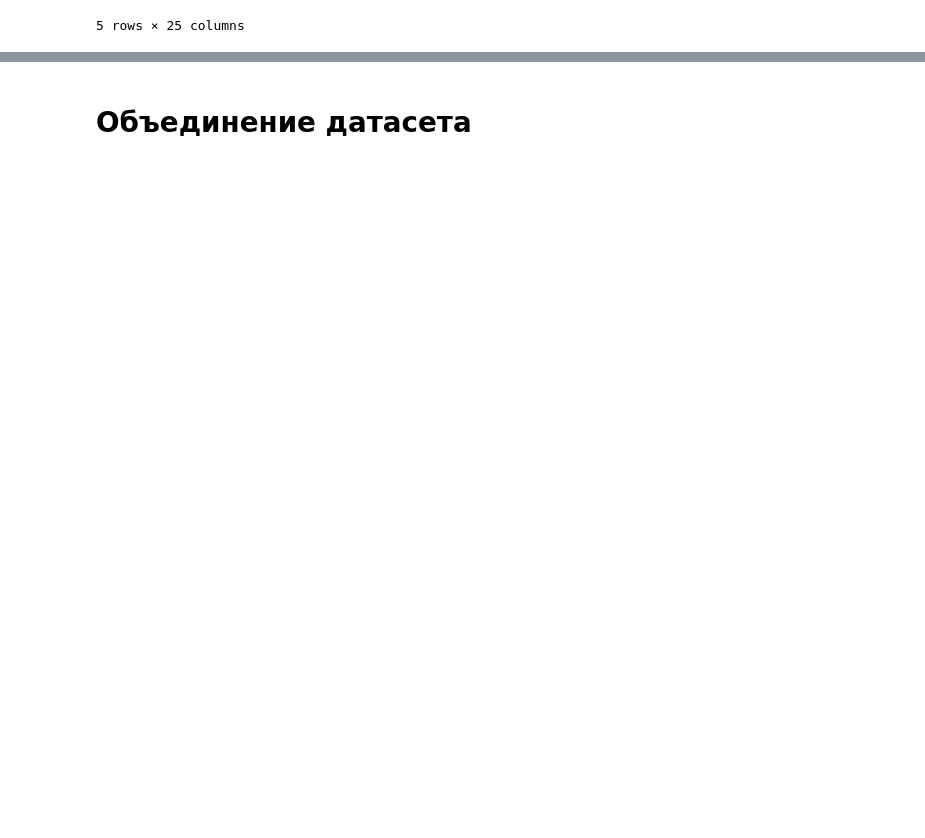
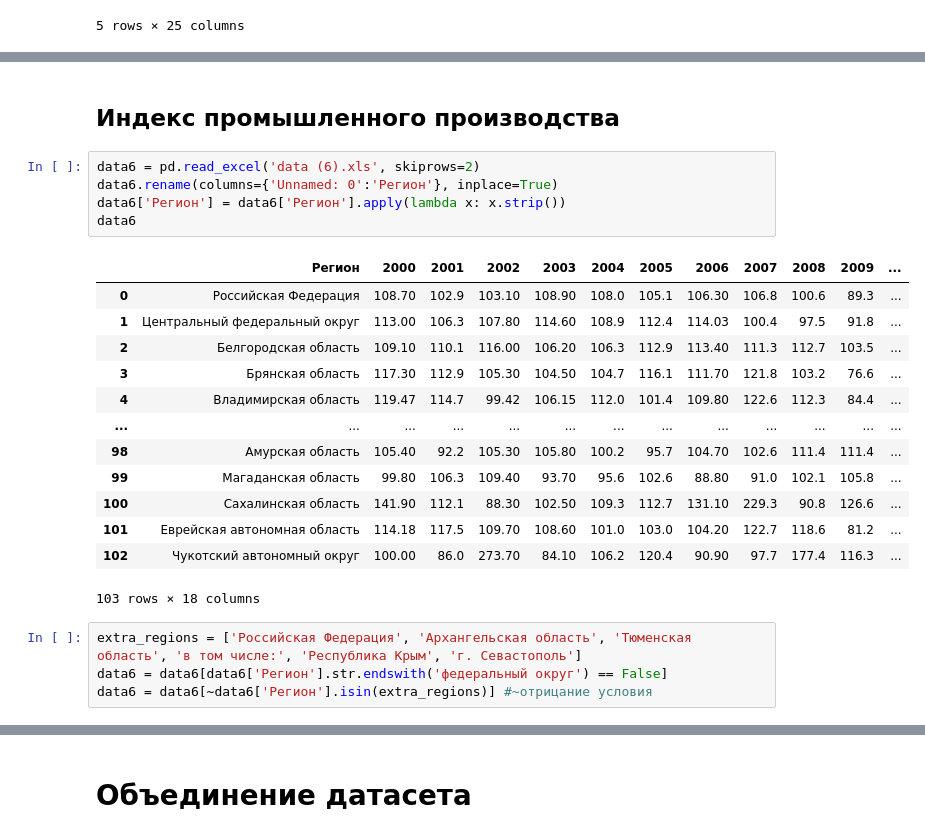
Before and after one commit to fastnets/Environmental-monitoring-of-water-resources, a Jupyter notebook: notebooks/basic_dataset/dataset.ipynb, the cells around one changed output, grey strips where cells are left out. Saved outputs shown, nothing was run; the diff lists cells and outputs as text; blank space fills up the shorter version.

```diff
--- a/notebooks/basic_dataset/dataset.ipynb
+++ b/notebooks/basic_dataset/dataset.ipynb
@@ -628,0 +897,25 @@ memory usage: 16.3+ KB
+# %% [markdown]
+## Индекс промышленного производства
+# %%
+data6 = pd.read_excel('data (6).xls', skiprows=2)
+data6.rename(columns={'Unnamed: 0':'Регион'}, inplace=True)
+data6['Регион'] = data6['Регион'].apply(lambda x: x.strip())
+data6
+# %% [output]
+|  | Регион | 2000 | 2001 | 2002 | 2003 | 2004 | 2005 | 2006 | 2007 | 2008 | 2009 | ... |
+| 0 | Российская Федерация | 108.70 | 102.9 | 103.10 | 108.90 | 108.0 | 105.1 | 106.30 | 106.8 | 100.6 | 89.3 | ... |
+| 1 | Центральный федеральный округ | 113.00 | 106.3 | 107.80 | 114.60 | 108.9 | 112.4 | 114.03 | 100.4 | 97.5 | 91.8 | ... |
+| 2 | Белгородская область | 109.10 | 110.1 | 116.00 | 106.20 | 106.3 | 112.9 | 113.40 | 111.3 | 112.7 | 103.5 | ... |
+| 3 | Брянская область | 117.30 | 112.9 | 105.30 | 104.50 | 104.7 | 116.1 | 111.70 | 121.8 | 103.2 | 76.6 | ... |
+| 4 | Владимирская область | 119.47 | 114.7 | 99.42 | 106.15 | 112.0 | 101.4 | 109.80 | 122.6 | 112.3 | 84.4 | ... |
+| ... | ... | ... | ... | ... | ... | ... | ... | ... | ... | ... | ... | ... |
+| 98 | Амурская область | 105.40 | 92.2 | 105.30 | 105.80 | 100.2 | 95.7 | 104.70 | 102.6 | 111.4 | 111.4 | ... |
+| 99 | Магаданская область | 99.80 | 106.3 | 109.40 | 93.70 | 95.6 | 102.6 | 88.80 | 91.0 | 102.1 | 105.8 | ... |
+| 100 | Сахалинская область | 141.90 | 112.1 | 88.30 | 102.50 | 109.3 | 112.7 | 131.10 | 229.3 | 90.8 | 126.6 | ... |
+| 101 | Еврейская автономная область | 114.18 | 117.5 | 109.70 | 108.60 | 101.0 | 103.0 | 104.20 | 122.7 | 118.6 | 81.2 | ... |
+| 102 | Чукотский автономный округ | 100.00 | 86.0 | 273.70 | 84.10 | 106.2 | 120.4 | 90.90 | 97.7 | 177.4 | 116.3 | ... |
+103 rows × 18 columns
+# %%
+extra_regions = ['Российская Федерация', 'Архангельская область', 'Тюменская область', 'в том числе:', 'Республика Крым', 'г. Севастополь']
+data6 = data6[data6['Регион'].str.endswith('федеральный округ') == False]
+data6 = data6[~data6['Регион'].isin(extra_regions)] #~отрицание условия
```
Also changed, not shown: parts of 62 cells of this notebook, 2 other files.
